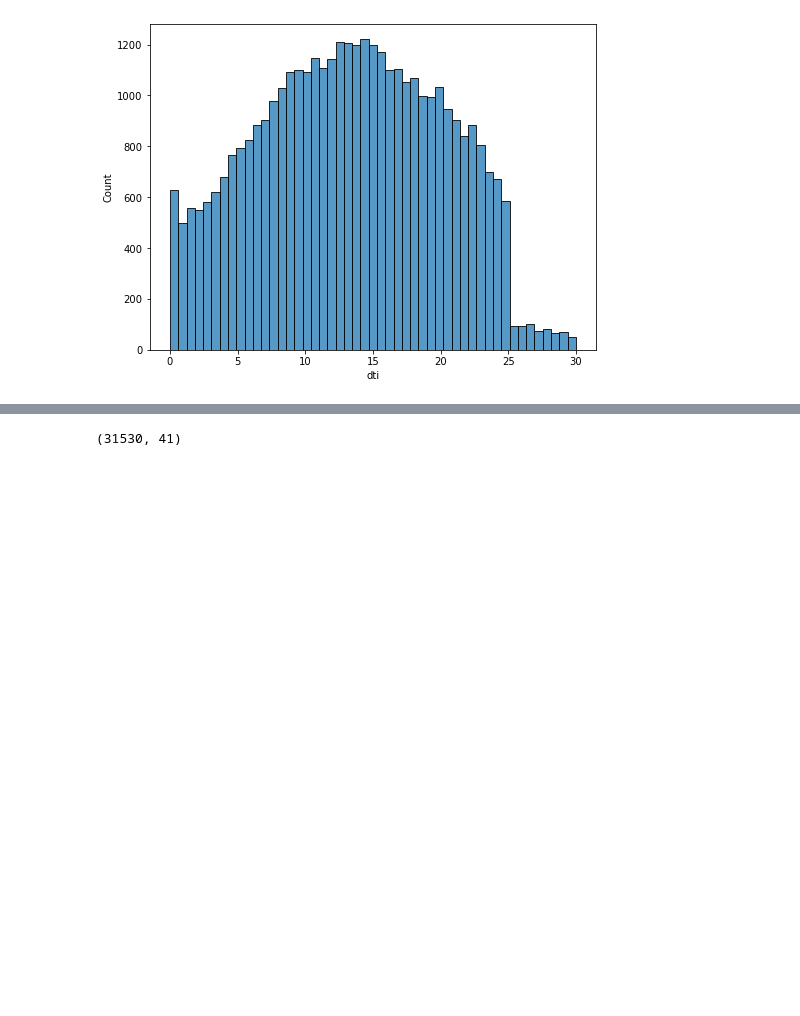
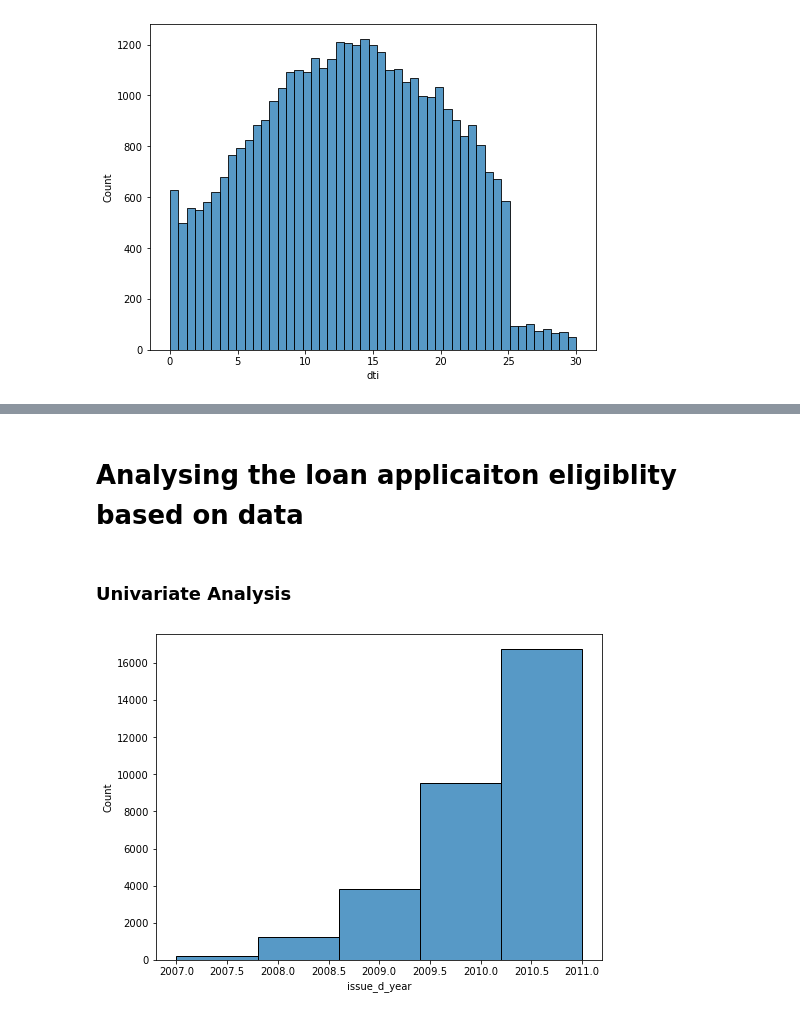
Before and after one commit to arunsy/LendingClub, a Jupyter notebook: MLC42_Facilitator_ArunG.ipynb, the cells around one changed output, grey strips where cells are left out. Saved outputs shown, nothing was run; the diff lists cells and outputs as text; code cells hidden in the pictures; blank space fills up the shorter version.

```diff
--- a/MLC42_Facilitator_ArunG.ipynb
+++ b/MLC42_Facilitator_ArunG.ipynb
@@ -288,5 +288,0 @@ zip_flag = loan_data3.zip_code.apply(lambda x: enablezip(x, zipdata))
-# %%
-loan_data4 = loan_data3[zip_flag == True]
-loan_data4.shape
-# %% [output]
-(31530, 41)
@@ -292,0 +303,10 @@ loan_data4.shape
+# %% [markdown]
+# Analysing the loan applicaiton eligiblity based on data
+# %% [markdown]
+### Univariate Analysis
+# %%
+plt.figure(figsize = [8, 6])
+ax = sns.histplot(loan_data2.issue_d_year, bins = 5)
+plt.show()
+# %% [output]
+[figure, added]
```
Also changed, not shown: parts of 36 cells of this notebook.
